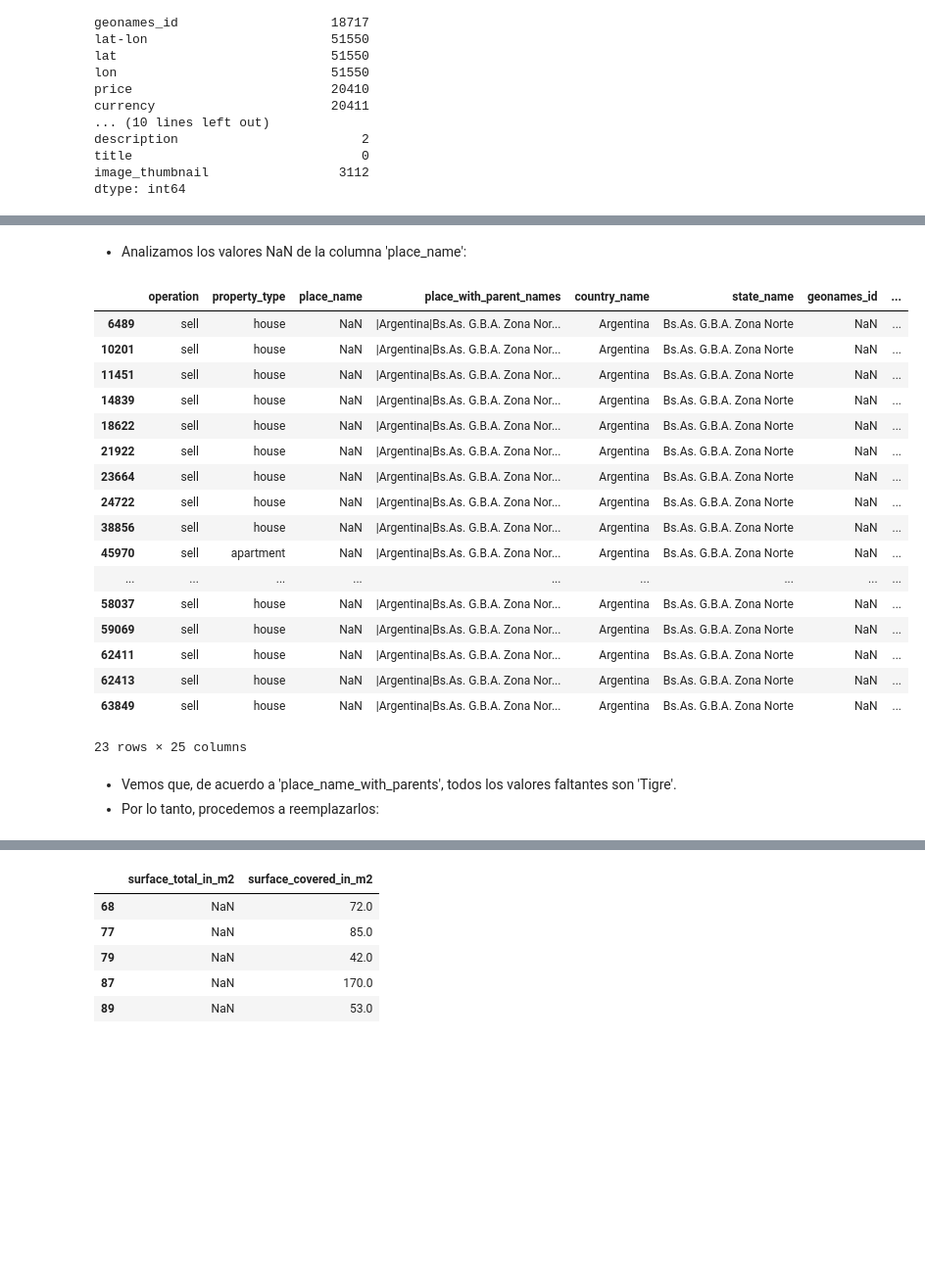
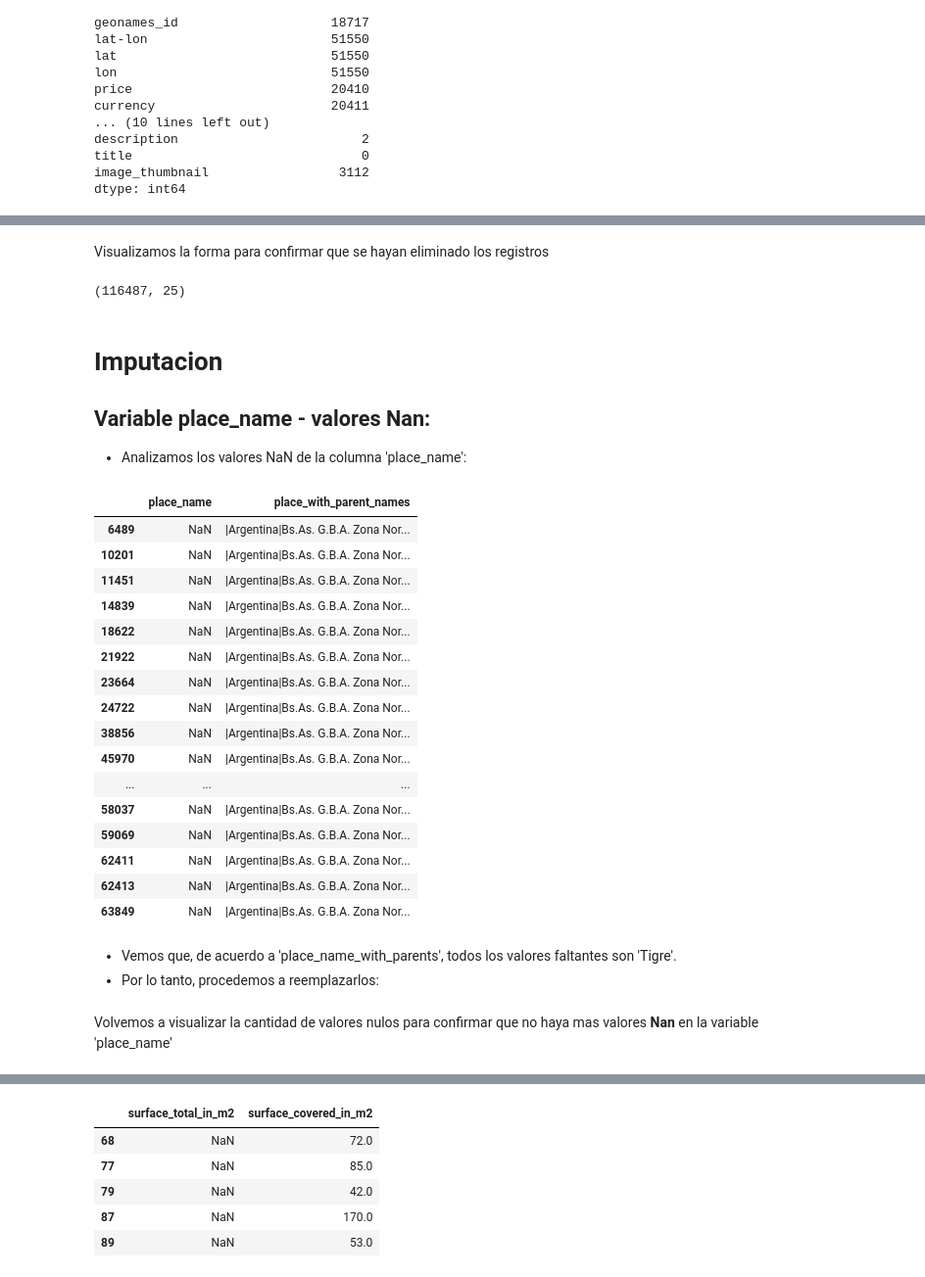
Before and after one commit to rgvillar/properati, a Jupyter notebook: Properati.ipynb, the cells around one changed output, grey strips where cells are left out. Shown at 98% size. Drawn from its saved outputs; the diff is of its cells as text; code cells hidden in the pictures; blank space fills up the shorter version.

Commit message:
Add files via upload
Organice los comandos segun lo conversado
Agregue la limpieza de registros sin price ni surface_covered
Probe reverse geonameid para completar distric y city name

```diff
--- a/Properati.ipynb
+++ b/Properati.ipynb
@@ -120,0 +101,11 @@ dtype: int64
+# %%
+# Generamos una mascara para encontrar todos los registros bajo esta condicion
+dfprop_withoutprice_withoutsurface=((dfprop['price'].isna()==True)\
+                                    &(dfprop['price_aprox_local_currency'].isna()==True)\
+                                    &(dfprop['price_aprox_usd'].isna()==True)\
+                                    &(dfprop['surface_total_in_m2'].isna()==True)\
+                                    &(dfprop['surface_covered_in_m2'].isna()==True))
+
+# Instanciamos el Dataframe excluyendo los registros que no cumple con dicha condicion
+dfprop=dfprop.loc[~dfprop_withoutprice_withoutsurface]
+dfprop
@@ -121,31 +131,40 @@ dtype: int64
+# %% [markdown]
+Visualizamos la forma para confirmar que se hayan eliminado los registros
+# %%
+dfprop.shape
+# %% [output]
+(116487, 25)
 # %% [markdown]
+# Imputacion
+## Variable place_name - valores Nan:
 - Analizamos los valores NaN de la columna 'place_name':
 # %%
-dfprop.loc[dfprop['place_name'].isna() == True]
+dfprop.loc[(dfprop['place_name'].isna() == True),['place_name','place_with_parent_names']]
 # %% [output]
-|  | operation | property_type | place_name | place_with_parent_names | country_name | state_name | geonames_id | ... |
-| 6489 | sell | house | NaN | |Argentina|Bs.As. G.B.A. Zona Nor... | Argentina | Bs.As. G.B.A. Zona Norte | NaN | ... |
-| 10201 | sell | house | NaN | |Argentina|Bs.As. G.B.A. Zona Nor... | Argentina | Bs.As. G.B.A. Zona Norte | NaN | ... |
-| 11451 | sell | house | NaN | |Argentina|Bs.As. G.B.A. Zona Nor... | Argentina | Bs.As. G.B.A. Zona Norte | NaN | ... |
-| 14839 | sell | house | NaN | |Argentina|Bs.As. G.B.A. Zona Nor... | Argentina | Bs.As. G.B.A. Zona Norte | NaN | ... |
-| 18622 | sell | house | NaN | |Argentina|Bs.As. G.B.A. Zona Nor... | Argentina | Bs.As. G.B.A. Zona Norte | NaN | ... |
-| 21922 | sell | house | NaN | |Argentina|Bs.As. G.B.A. Zona Nor... | Argentina | Bs.As. G.B.A. Zona Norte | NaN | ... |
-| 23664 | sell | house | NaN | |Argentina|Bs.As. G.B.A. Zona Nor... | Argentina | Bs.As. G.B.A. Zona Norte | NaN | ... |
-| 24722 | sell | house | NaN | |Argentina|Bs.As. G.B.A. Zona Nor... | Argentina | Bs.As. G.B.A. Zona Norte | NaN | ... |
-| 38856 | sell | house | NaN | |Argentina|Bs.As. G.B.A. Zona Nor... | Argentina | Bs.As. G.B.A. Zona Norte | NaN | ... |
-| 45970 | sell | apartment | NaN | |Argentina|Bs.As. G.B.A. Zona Nor... | Argentina | Bs.As. G.B.A. Zona Norte | NaN | ... |
-| ... | ... | ... | ... | ... | ... | ... | ... | ... |
-| 58037 | sell | house | NaN | |Argentina|Bs.As. G.B.A. Zona Nor... | Argentina | Bs.As. G.B.A. Zona Norte | NaN | ... |
-| 59069 | sell | house | NaN | |Argentina|Bs.As. G.B.A. Zona Nor... | Argentina | Bs.As. G.B.A. Zona Norte | NaN | ... |
-| 62411 | sell | house | NaN | |Argentina|Bs.As. G.B.A. Zona Nor... | Argentina | Bs.As. G.B.A. Zona Norte | NaN | ... |
-| 62413 | sell | house | NaN | |Argentina|Bs.As. G.B.A. Zona Nor... | Argentina | Bs.As. G.B.A. Zona Norte | NaN | ... |
-| 63849 | sell | house | NaN | |Argentina|Bs.As. G.B.A. Zona Nor... | Argentina | Bs.As. G.B.A. Zona Norte | NaN | ... |
+|  | place_name | place_with_parent_names |
+| 6489 | NaN | |Argentina|Bs.As. G.B.A. Zona Nor... |
+| 10201 | NaN | |Argentina|Bs.As. G.B.A. Zona Nor... |
+| 11451 | NaN | |Argentina|Bs.As. G.B.A. Zona Nor... |
+| 14839 | NaN | |Argentina|Bs.As. G.B.A. Zona Nor... |
+| 18622 | NaN | |Argentina|Bs.As. G.B.A. Zona Nor... |
+| 21922 | NaN | |Argentina|Bs.As. G.B.A. Zona Nor... |
+| 23664 | NaN | |Argentina|Bs.As. G.B.A. Zona Nor... |
+| 24722 | NaN | |Argentina|Bs.As. G.B.A. Zona Nor... |
+| 38856 | NaN | |Argentina|Bs.As. G.B.A. Zona Nor... |
+| 45970 | NaN | |Argentina|Bs.As. G.B.A. Zona Nor... |
+| ... | ... | ... |
+| 58037 | NaN | |Argentina|Bs.As. G.B.A. Zona Nor... |
+| 59069 | NaN | |Argentina|Bs.As. G.B.A. Zona Nor... |
+| 62411 | NaN | |Argentina|Bs.As. G.B.A. Zona Nor... |
+| 62413 | NaN | |Argentina|Bs.As. G.B.A. Zona Nor... |
+| 63849 | NaN | |Argentina|Bs.As. G.B.A. Zona Nor... |
-23 rows × 25 columns
 # %% [markdown]
 - Vemos que, de acuerdo a 'place_name_with_parents', todos los valores faltantes son 'Tigre'.
 - Por lo tanto, procedemos a reemplazarlos:
 # %%
 dfprop['place_name'].fillna( value = 'Tigre', inplace = True)
+# %% [markdown]
+Volvemos a visualizar la cantidad de valores nulos para confirmar que no haya mas valores **Nan** en la variable 'place_name'
 # %%
 dfprop[dfprop.isnull().any(axis=1)].isna().sum()
 # %% [output]
```
Also changed, not shown: parts of 33 cells of this notebook.
